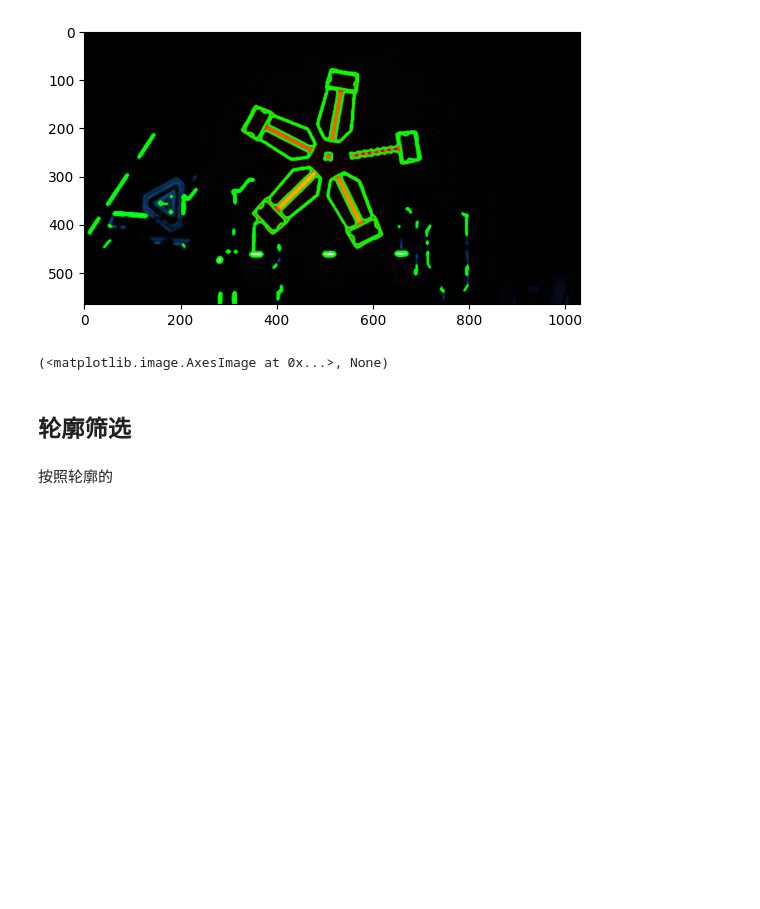
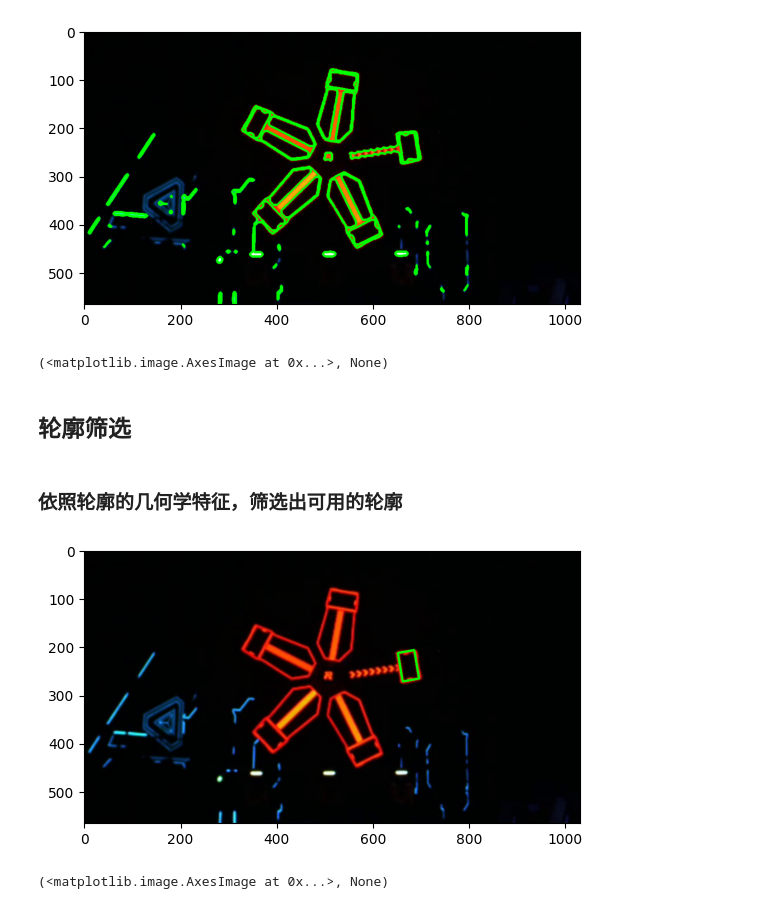
Before and after one commit to ARTINX/2025-Vision-Train-Lecture, a Jupyter notebook: lecture/Lecture8/Lecture8.ipynb, the cells around one changed output. Cells and saved outputs as stored; diff of their text form; code cells hidden in the pictures; blank space fills up the shorter version.

```diff
--- a/lecture/Lecture8/Lecture8.ipynb
+++ b/lecture/Lecture8/Lecture8.ipynb
@@ -170,5 +168,39 @@ plt.imshow(img_rgb), plt.show()
 (<matplotlib.image.AxesImage at 0x...>, None)
 # %% [markdown]
 ## 轮廓筛选
-# %% [markdown]
-按照轮廓的
+# %% [markdown]
+### 依照轮廓的几何学特征，筛选出可用的轮廓
+# %%
+result_contour = []
+for i in range(len(contours)):
+    area = cv2.contourArea(contours[i])
+
+    # 面积过小
+    if area < 100:
+        continue
+
+    # 外接旋转矩形宽高比过大
+    rect = cv2.minAreaRect(contours[i])
+    width, height = rect[1]
+    if max(width, height) / min(width, height) > 2:
+        continue
+
+    # 有子轮廓
+    if hierarchy[0][i][3] == -1:
+        continue
+
+    # 和父轮廓面积比过小
+    if area / cv2.contourArea(contours[hierarchy[0][i][3]]) < 0.3:
+        continue
+    result_contour.append(contours[i])
+
+    sorted(result_contour, key=cv2.contourArea, reverse=True)
+
+# 取result_contour中第一个(面积最大的)轮廓的旋转矩形的角点
+rect = cv2.minAreaRect(result_contour[0])
+box = np.int0(cv2.boxPoints(rect))
+cv2.drawContours(img_rgb, [box], 0, (0, 255, 0), 3)
+plt.imshow(img_rgb), plt.show()
+# %% [output]
+[figure, added]
+(<matplotlib.image.AxesImage at 0x...>, None)
```
Also changed, not shown: parts of 2 cells of this notebook, 3 other files.
